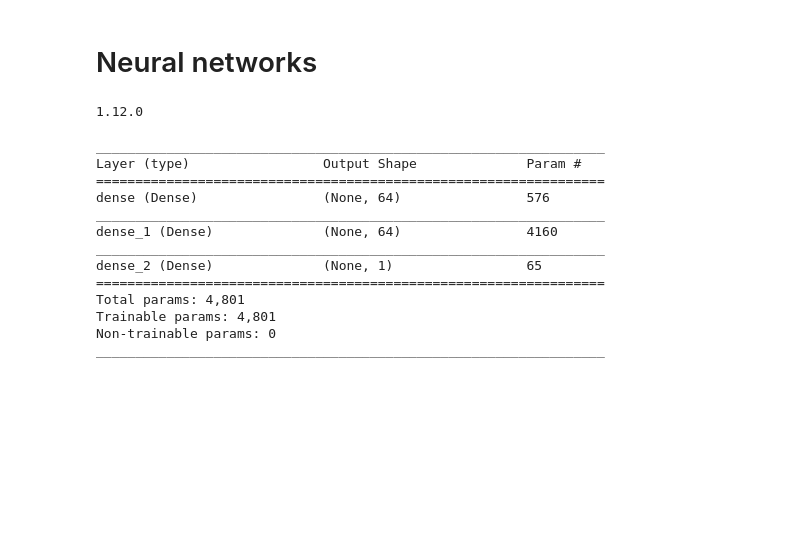
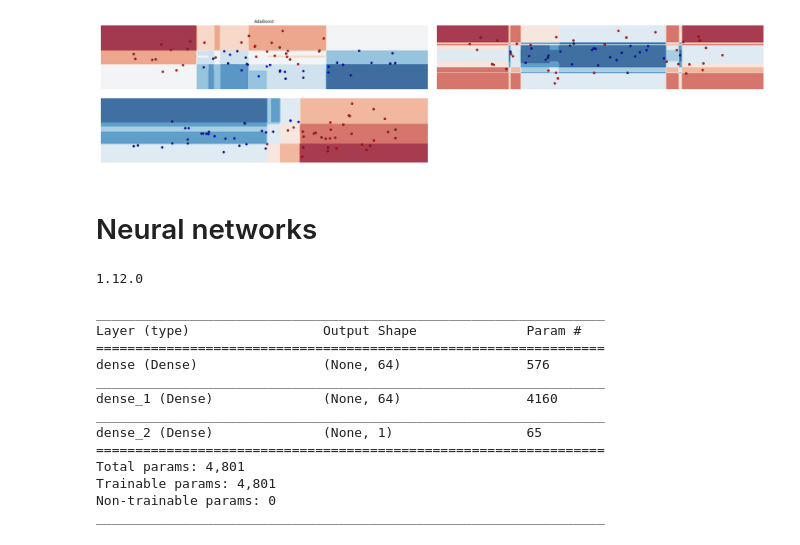
Before and after one commit to WilliamCappelletti/ML_CS433_project2, a Jupyter notebook: src/exploration.ipynb, the cells around one changed output. Drawn from its saved outputs; the diff is of its cells as text; code cells hidden in the pictures; blank space fills up the shorter version.

```diff
--- a/src/exploration.ipynb
+++ b/src/exploration.ipynb
@@ -29,0 +230,82 @@ import william
+# %%
+print(__doc__)
+
+
+# Code source: Gaël Varoquaux
+#              Andreas Müller
+# Modified for documentation by Jaques Grobler
+# License: BSD 3 clause
+
+import numpy as np
+import matplotlib.pyplot as plt
+from matplotlib.colors import ListedColormap
+from sklearn.model_selection import train_test_split
+from sklearn.preprocessing import StandardScaler
+from sklearn.datasets import make_moons, make_circles, make_classification
+from sklearn.ensemble import RandomForestClassifier, AdaBoostClassifier
+
+
+h = .02  # step size in the mesh
+
+names = ["AdaBoost"]
+
+classifiers = [AdaBoostClassifier()]
+
+X, y = make_classification(n_features=2, n_redundant=0, n_informative=2,
+                           random_state=1, n_clusters_per_class=1)
+rng = np.random.RandomState(2)
+X += 2 * rng.uniform(size=X.shape)
+linearly_separable = (X, y)
+
+datasets = [make_moons(noise=0.3, random_state=0),
+            make_circles(noise=0.2, factor=0.5, random_state=1),
+            linearly_separable
+            ]
+
+figure = plt.figure(figsize=(27, 9))
+i = 1
+# iterate over datasets
+for ds_cnt, ds in enumerate(datasets):
+    # preprocess dataset, split into training and test part
+    X, y = ds
+    X = StandardScaler().fit_transform(X)
+    X_train, X_test, y_train, y_test = \
+        train_test_split(X, y, test_size=.4, random_state=42)
+
+    x_min, x_max = X[:, 0].min() - .5, X[:, 0].max() + .5
+    y_min, y_max = X[:, 1].min() - .5, X[:, 1].max() + .5
+    xx, yy = np.meshgrid(np.arange(x_min, x_max, h),
+                         np.arange(y_min, y_max, h))
+    # iterate over classifiers
+    for name, clf in zip(names, classifiers):
+        ax = plt.subplot(len(datasets), len(classifiers) + 1, i)
+        clf.fit(X_train, y_train)
+
+
+        # Plot the decision boundary. For that, we will assign a color to each
+        # point in the mesh [x_min, x_max]x[y_min, y_max].
+        if hasattr(clf, "decision_function"):
+            Z = clf.decision_function(np.c_[xx.ravel(), yy.ravel()])
+        else:
+            Z = clf.predict_proba(np.c_[xx.ravel(), yy.ravel()])[:, 1]
+
+        # Put the result into a color plot
+        Z = Z.reshape(xx.shape)
+        ax.contourf(xx, yy, Z, cmap=cm, alpha=.8)
+
+        # Plot the training points
+        ax.scatter(X_train[:, 0], X_train[:, 1], c=y_train, cmap=cm_bright,
+                   edgecolors='k')
+
+
+        ax.set_xlim(xx.min(), xx.max())
+        ax.set_ylim(yy.min(), yy.max())
+        ax.set_xticks(())
+        ax.set_yticks(())
+        if ds_cnt == 0:
+            ax.set_title(name)
+        i += 1
+
+plt.tight_layout()
+plt.show()
+# %% [output]
@@ -30,3 +313,4 @@ import william
+[figure, added]
 # %% [markdown]
 # Neural networks
 # %%
```
Also changed, not shown: parts of 26 cells of this notebook, 2 other files.
